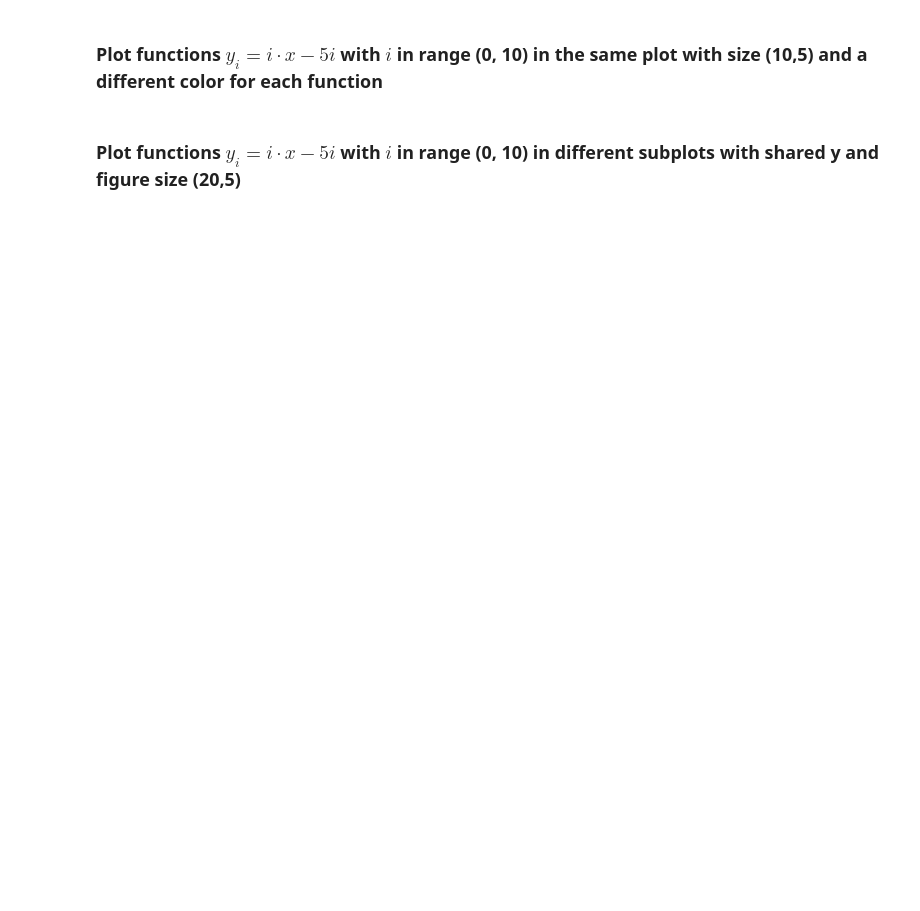
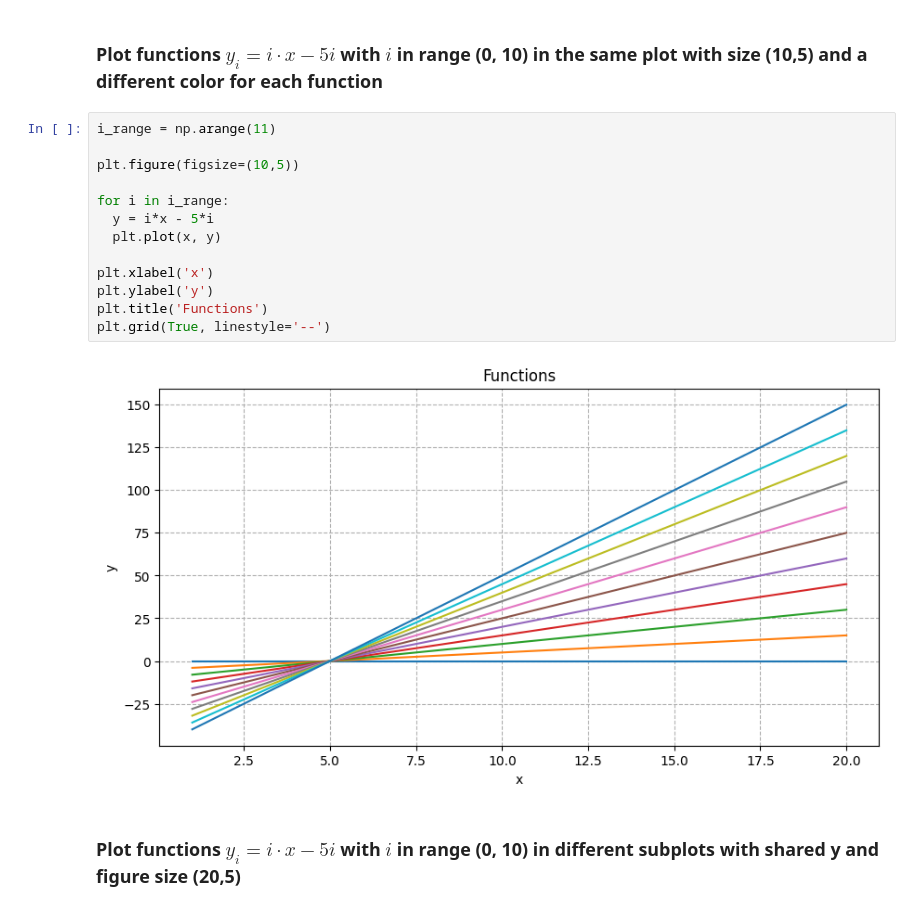
Before and after one commit to SimoRinaldi/Machine-Learning-Uni, a Jupyter notebook: 04-Matplotlib-Exercises.ipynb, the cells around one changed output. Cells and saved outputs as stored; diff of their text form; blank space fills up the shorter version.

```diff
--- a/04-Matplotlib-Exercises.ipynb
+++ b/04-Matplotlib-Exercises.ipynb
@@ -127,4 +194,19 @@ fig.tight_layout()
 # %% [markdown]
 ### Plot functions $ y_i = i\cdot x - 5i$ with $i$ in range (0, 10) in the same plot with size (10,5) and a different color for each function
+# %%
+i_range = np.arange(11)
+
+plt.figure(figsize=(10,5))
+
+for i in i_range:
+  y = i*x - 5*i
+  plt.plot(x, y)
+
+plt.xlabel('x')
+plt.ylabel('y')
+plt.title('Functions')
+plt.grid(True, linestyle='--')
+# %% [output]
+[figure, added]
 # %% [markdown]
 ### Plot functions $ y_i = i\cdot x - 5i$ with $i$ in range (0, 10) in different subplots with shared y and figure size (20,5)
```
Also changed, not shown: parts of 11 cells of this notebook.
